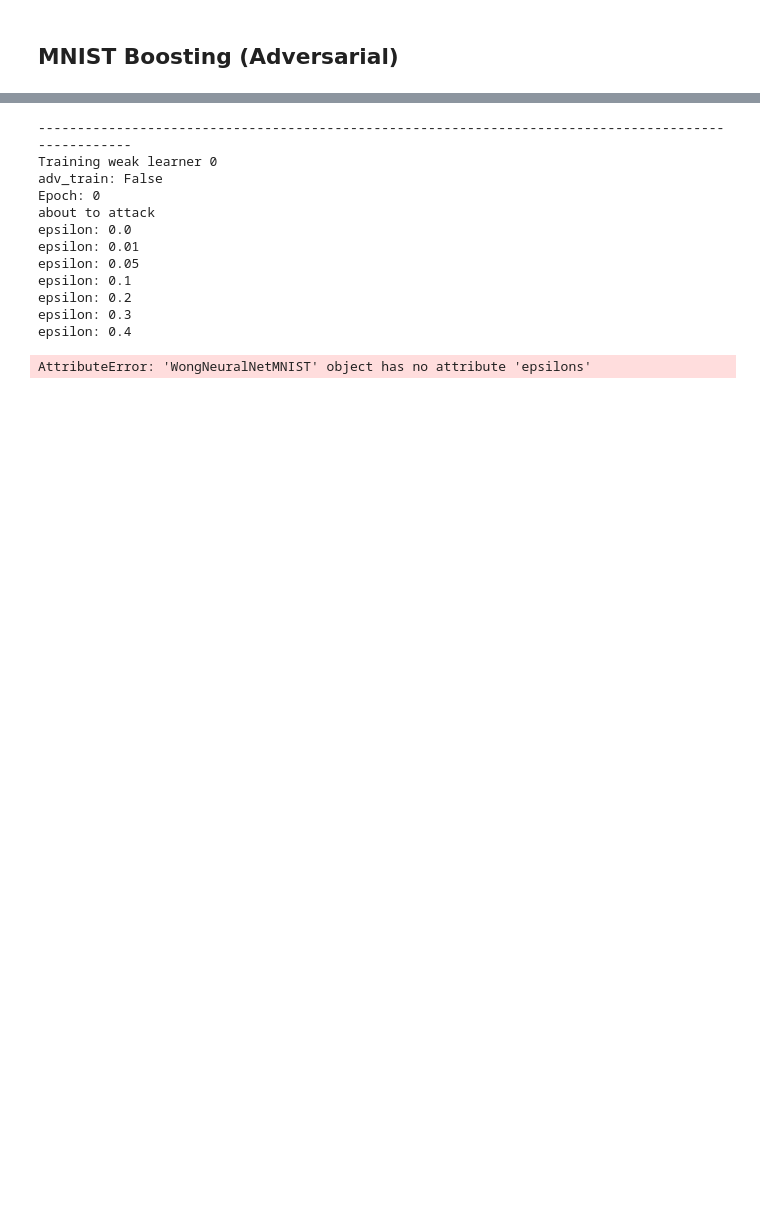
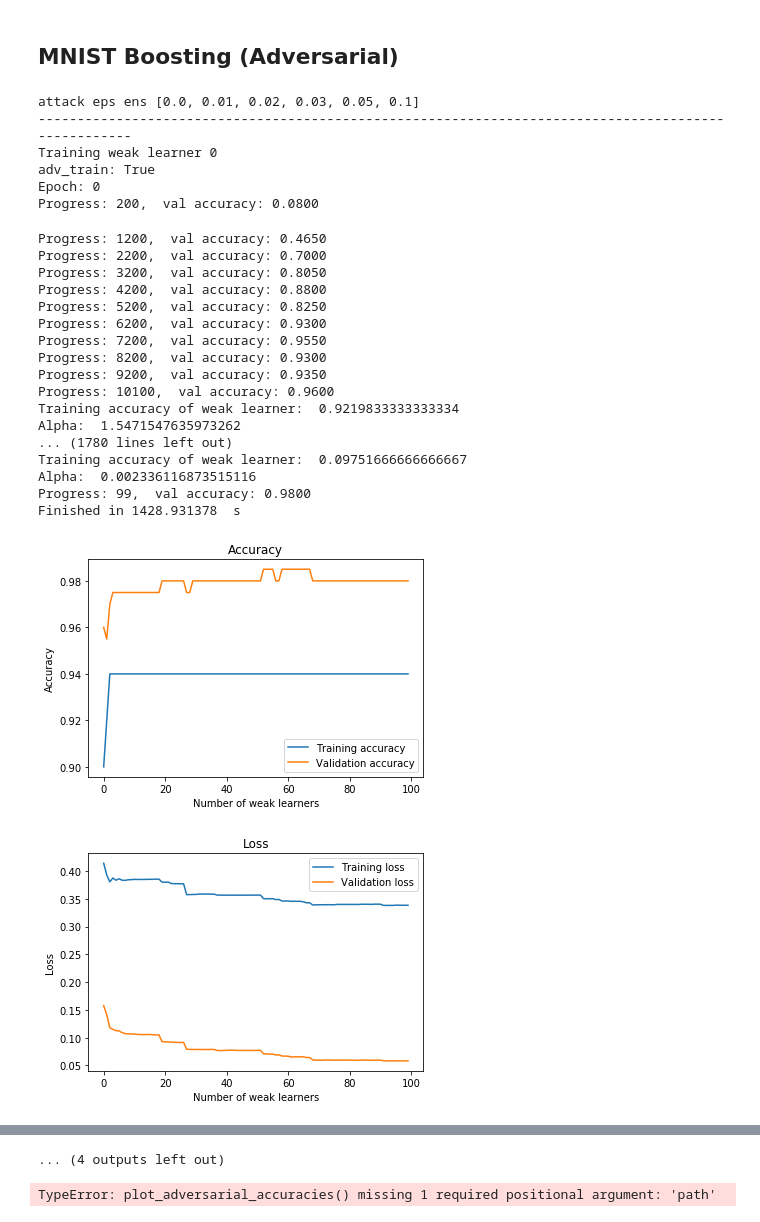
Before and after one commit to MLTheoryGT/AdversarialBoostingNeuralNets, a Jupyter notebook: MNISTAdversarial.ipynb, the cells around one changed output, grey strips where cells are left out. Saved outputs shown, nothing was run; the diff lists cells and outputs as text; code cells hidden in the pictures; blank space fills up the shorter version.

Commit message:
add updated code / results from adversarial experiments

```diff
--- a/MNISTAdversarial.ipynb
+++ b/MNISTAdversarial.ipynb
@@ -23,3 +20,51 @@ maxSamples_vals = [1500]
+# %%
+# maxSamples_vals = [200, 1000, 4000, 10000, 50000, 100000]
+maxSamples_vals = [10000, 50000, 100000]
+# maxSamples_vals = [4000]
 # %%
-num_wl = 10 # maybe around 100? #later: maybe change this to an array?
+num_wl = 100 # maybe around 100? #later: maybe change this to an array?
 num_epochs = 1
+# %%
+ensembles = []
+epsilons = [0.0, 0.01, 0.02, 0.03, 0.05, 0.1]
+# %%
+for i in range(len(maxSamples_vals)):
+    maxSamples = maxSamples_vals[i]
+    ensemble = runBoosting(num_wl, maxSamples, dataset=datasets.MNIST, weakLearnerType = WongNeuralNetMNIST, val_attacks = [attack_fgsm],
+                               attack_eps_nn=epsilons, attack_eps_ensemble=epsilons, train_eps_nn=0.1, adv_train=True)
+    ensembles.append(ensemble)
+    path_head = 'results/plots/mnist/'
+    acc_file = path_head + f'acc_maxSamples_{maxSamples}.png'
+    adv_acc_file = path_head + f'adv_acc_maxSamples_{maxSamples}.png'
+    loss_file = path_head + f'loss_maxSamples_{maxSamples}.png'
+    wl_train_acc_file = path_head + f'wl_train_acc_maxSamples_{maxSamples}.png'
+    ensemble.plot_accuracies(acc_file)
+    ensemble.plot_loss(loss_file)
+    ensemble.plot_adversarial_accuracies(adv_acc_file)
+    ensemble.plot_wl_train_acc(wl_train_acc_file)
+# %% [output]
+attack eps ens [0.0, 0.01, 0.02, 0.03, 0.05, 0.1]
+----------------------------------------------------------------------------------------------------
+Training weak learner 0
+adv_train: True
+Epoch: 0
+Progress: 200,  val accuracy: 0.0800
+Progress: 1200,  val accuracy: 0.4650
+Progress: 2200,  val accuracy: 0.7000
+Progress: 3200,  val accuracy: 0.8050
+Progress: 4200,  val accuracy: 0.8800
+Progress: 5200,  val accuracy: 0.8250
+Progress: 6200,  val accuracy: 0.9300
+Progress: 7200,  val accuracy: 0.9550
+Progress: 8200,  val accuracy: 0.9300
+Progress: 9200,  val accuracy: 0.9350
+Progress: 10100,  val accuracy: 0.9600
+Training accuracy of weak learner:  0.9219833333333334
+Alpha:  1.5471547635973262
+... (1780 lines left out)
+Training accuracy of weak learner:  0.09751666666666667
+Alpha:  0.002336116873515116
+Progress: 99,  val accuracy: 0.9800
+Finished in 1428.931378  s
+[figure, added]
+[figure, added]
@@ -25,0 +111 @@ num_epochs = 1
+... (4 outputs left out)
@@ -26,20 +128,4 @@ num_epochs = 1
 # %%
-ensembles = []
+ensembles[0].plot_adversarial_accuracies()
+# %% [output]
+TypeError: plot_adversarial_accuracies() missing 1 required positional argument: 'path'
-# %%
-for maxSamples in maxSamples_vals:
-        ensemble = runBoosting(num_wl, maxSamples, dataset=datasets.MNIST, weakLearnerType = WongNeuralNetMNIST, val_attacks = [attack_fgsm])
-        ensembles.append(ensemble)
-# %% [output]
-----------------------------------------------------------------------------------------------------
-Training weak learner 0
-adv_train: False
-Epoch: 0
-about to attack
-epsilon: 0.0
-epsilon: 0.01
-epsilon: 0.05
-epsilon: 0.1
-epsilon: 0.2
-epsilon: 0.3
-epsilon: 0.4
-AttributeError: 'WongNeuralNetMNIST' object has no attribute 'epsilons'
```
Also changed, not shown: parts of 6 cells of this notebook, 34 other files.
